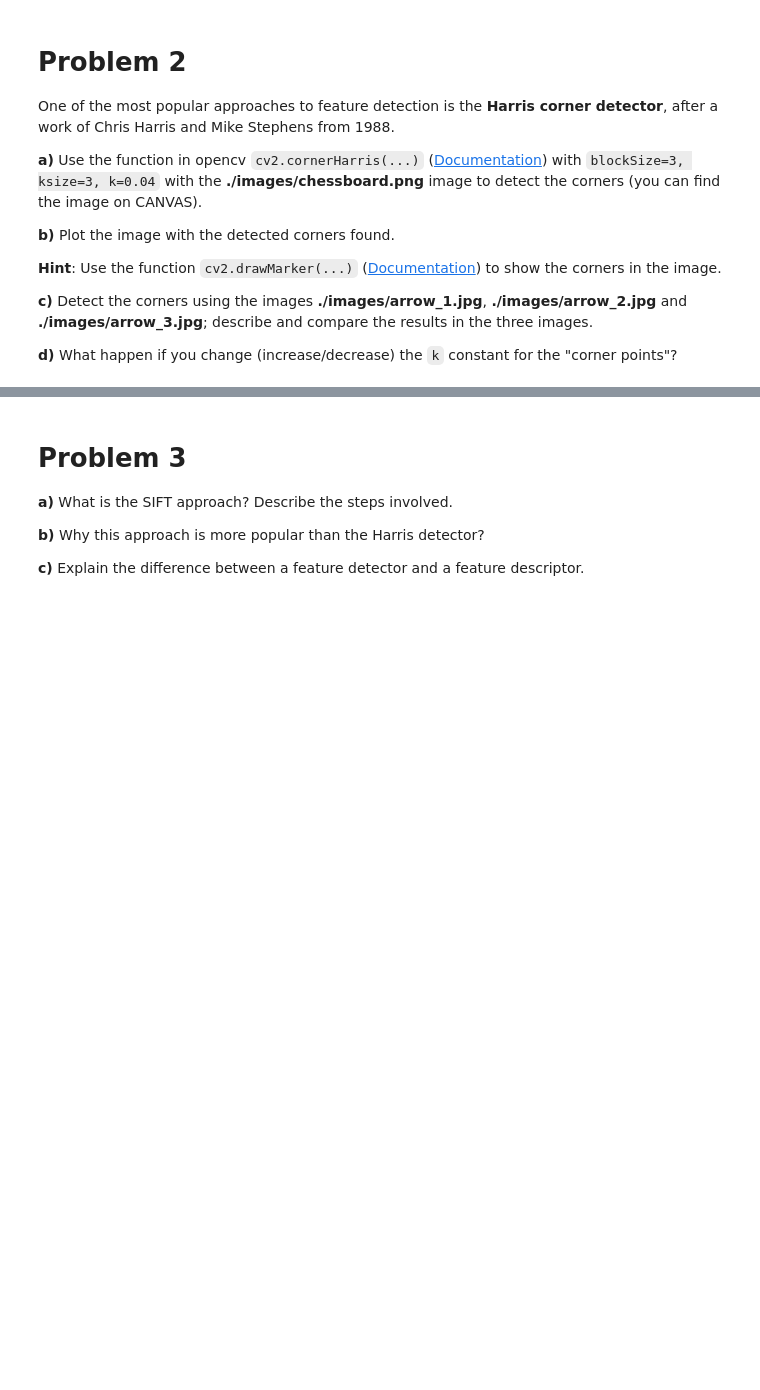
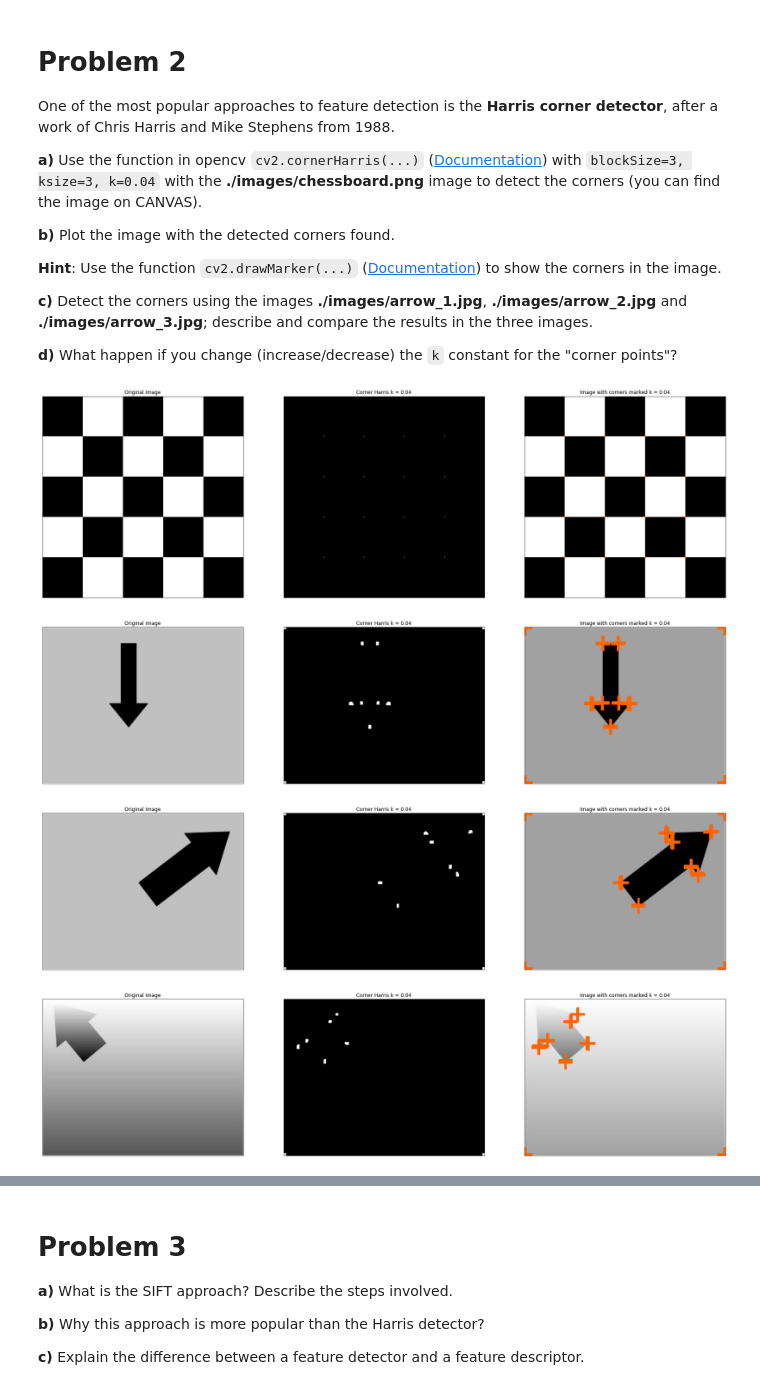
Before and after one commit to asahicantu/uis, a Jupyter notebook: ELE510-Image Processing and computer vision/Assignments/Assignment 6/LABexc6-ELE510-2021.ipynb, the cells around one changed output, grey strips where cells are left out. Drawn from its saved outputs; the diff is of its cells as text; code cells hidden in the pictures; blank space fills up the shorter version.

```diff
--- a/ELE510-Image Processing and computer vision/Assignments/Assignment 6/LABexc6-ELE510-2021.ipynb
+++ b/ELE510-Image Processing and computer vision/Assignments/Assignment 6/LABexc6-ELE510-2021.ipynb
@@ -177,0 +247,30 @@ One of the most popular approaches to feature detection is the **Harris corner d
+# %%
+# Answers go here
+def process_markers(im,k=0.04):
+    Im_gray = cv2.imread(im, cv2.IMREAD_GRAYSCALE)
+    Im_color = cv2.imread(im)
+    Im_ch = cv2.cornerHarris(Im_gray, blockSize=3, ksize=3, k=k)
+    Im_ch = cv2.dilate(Im_ch,None)
+    Im_ch[Im_ch > 0.001*Im_ch .max()]=255
+    for x in range( Im_ch.shape[0] ):
+        for y in range( Im_ch.shape[1] ):
+            if Im_ch[x,y] == 255:
+                cv2.drawMarker(Im_color, position=(y,x),color=(255,100,0),markerType=cv2.MARKER_CROSS)
+    plt.figure(figsize=(30,30))
+    plt.subplot(131), plt.imshow(Im_gray, cmap='gray')
+    plt.title('Original Image'), plt.xticks([]), plt.yticks([])
+    plt.subplot(132), plt.imshow(Im_ch, cmap='gray')
+    plt.title(f'Corner Harris k = {k}'), plt.xticks([]), plt.yticks([])
+    plt.subplot(133), plt.imshow(Im_color)
+    plt.title(f'Image with corners marked k = {k}'), plt.xticks([]), plt.yticks([])
+    plt.show()
+# %%
+process_markers('images/chessboard.png')
+process_markers('images/arrow_1.jpg')
+process_markers('images/arrow_2.jpg')
+process_markers('images/arrow_3.jpg')
+# %% [output]
+[figure, added]
+[figure, added]
+[figure, added]
+[figure, added]
```
Also changed, not shown: parts of 13 cells of this notebook, 1 other file.
